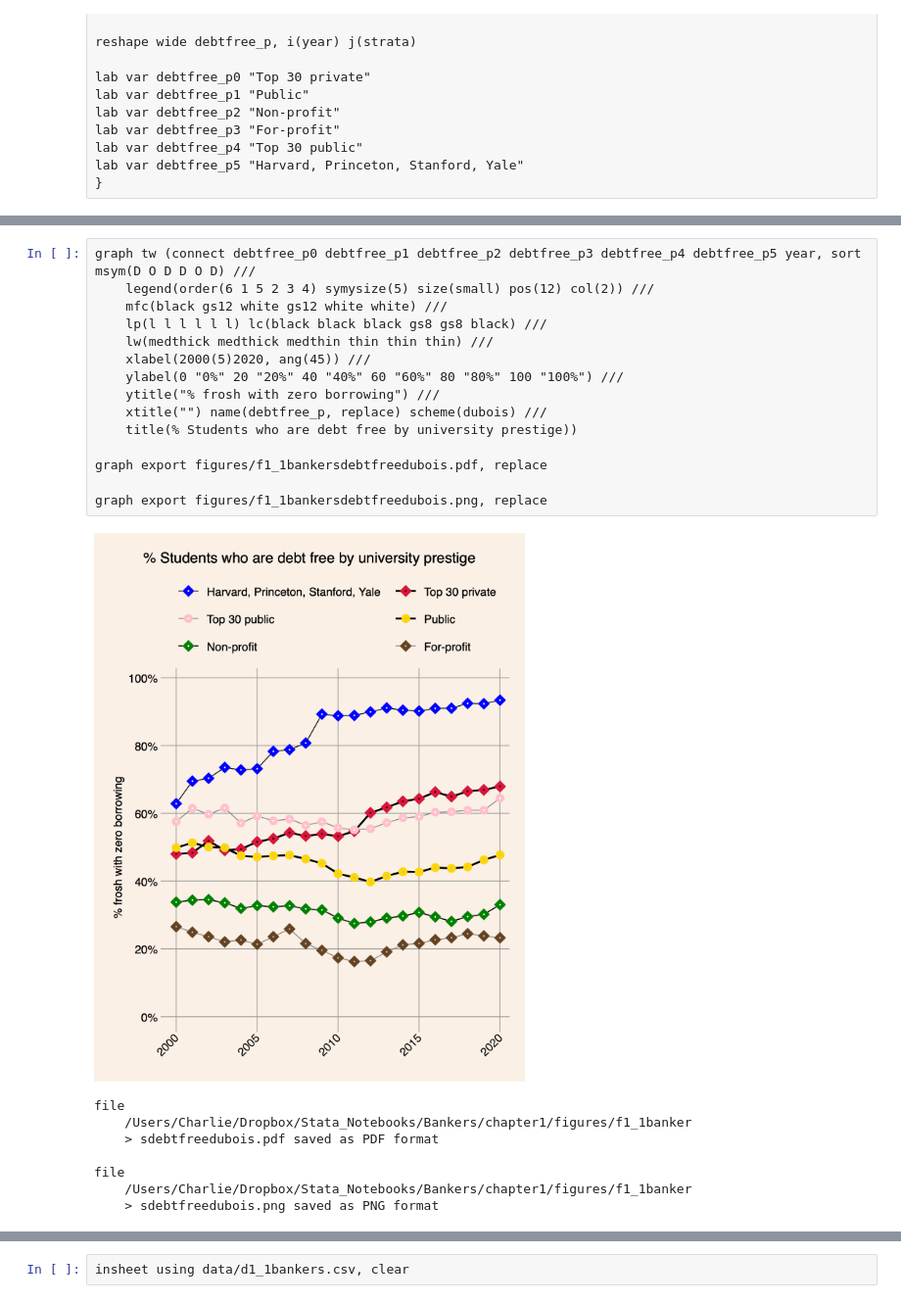
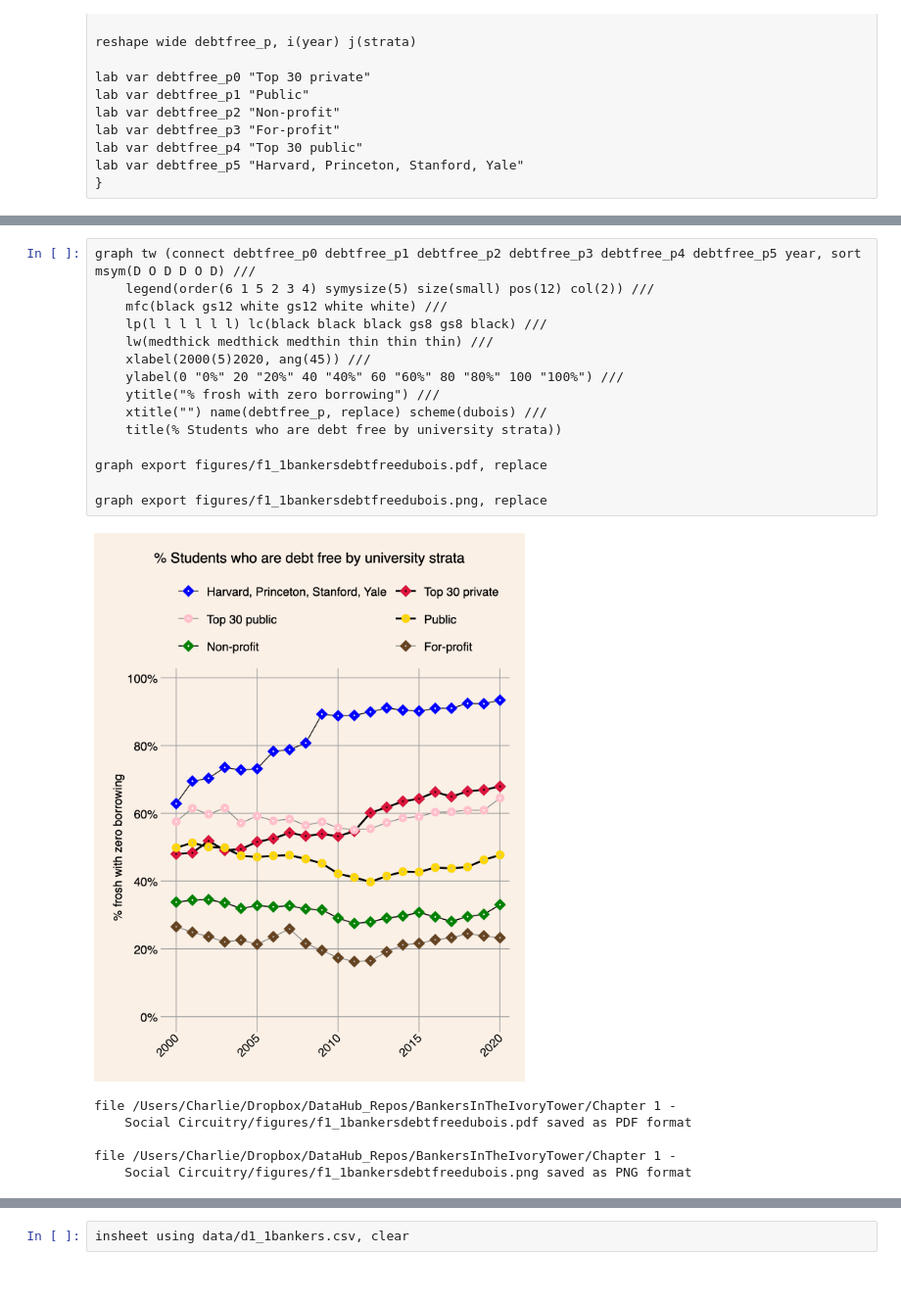
Before and after one commit to HigherEdData/BankersInTheIvoryTower, a Jupyter notebook: Chapter 1 - Social Circuitry/f1_1debtfree_by_strata.ipynb, the cells around one changed output, grey strips where cells are left out. Shown at 98% size. Drawn from its saved outputs; the diff is of its cells as text.

Commit message:
chapter 1 pngs

```diff
--- a/Chapter 1 - Social Circuitry/f1_1debtfree_by_strata.ipynb
+++ b/Chapter 1 - Social Circuitry/f1_1debtfree_by_strata.ipynb
@@ -51,26 +53,24 @@ file
 # %%
 graph tw (connect debtfree_p0 debtfree_p1 debtfree_p2 debtfree_p3 debtfree_p4 debtfree_p5 year, sort msym(D O D D O D) ///
 	legend(order(6 1 5 2 3 4) symysize(5) size(small) pos(12) col(2)) ///
 	mfc(black gs12 white gs12 white white) ///
 	lp(l l l l l l) lc(black black black gs8 gs8 black) ///
 	lw(medthick medthick medthin thin thin thin) ///
 	xlabel(2000(5)2020, ang(45)) ///
 	ylabel(0 "0%" 20 "20%" 40 "40%" 60 "60%" 80 "80%" 100 "100%") ///
 	ytitle("% frosh with zero borrowing") ///
 	xtitle("") name(debtfree_p, replace) scheme(dubois) ///
-    title(% Students who are debt free by university prestige))
+    title(% Students who are debt free by university strata))
 
 graph export figures/f1_1bankersdebtfreedubois.pdf, replace
 
 graph export figures/f1_1bankersdebtfreedubois.png, replace
 # %% [output]
-[figure, old version]
+[figure, new version]
-file
-    /Users/Charlie/Dropbox/Stata_Notebooks/Bankers/chapter1/figures/f1_1banker
-    > sdebtfreedubois.pdf saved as PDF format
+file /Users/Charlie/Dropbox/DataHub_Repos/BankersInTheIvoryTower/Chapter 1 -
+    Social Circuitry/figures/f1_1bankersdebtfreedubois.pdf saved as PDF format
 
-file
-    /Users/Charlie/Dropbox/Stata_Notebooks/Bankers/chapter1/figures/f1_1banker
-    > sdebtfreedubois.png saved as PNG format
+file /Users/Charlie/Dropbox/DataHub_Repos/BankersInTheIvoryTower/Chapter 1 -
+    Social Circuitry/figures/f1_1bankersdebtfreedubois.png saved as PNG format
 # %%
 outsheet using figures/f1_1bankersdebtfreedubois.csv, comma replace
```
Also changed, not shown: parts of 6 cells of this notebook, 8 other files.
